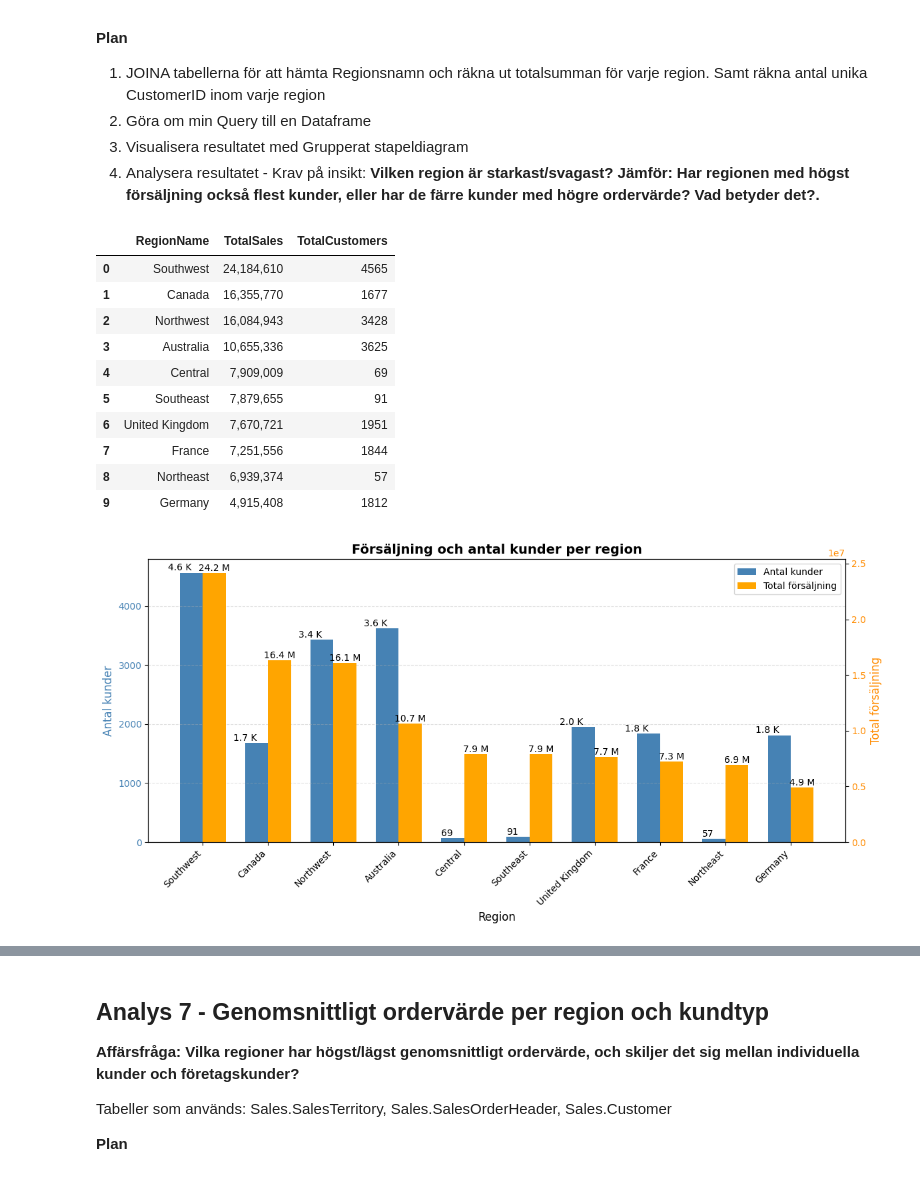
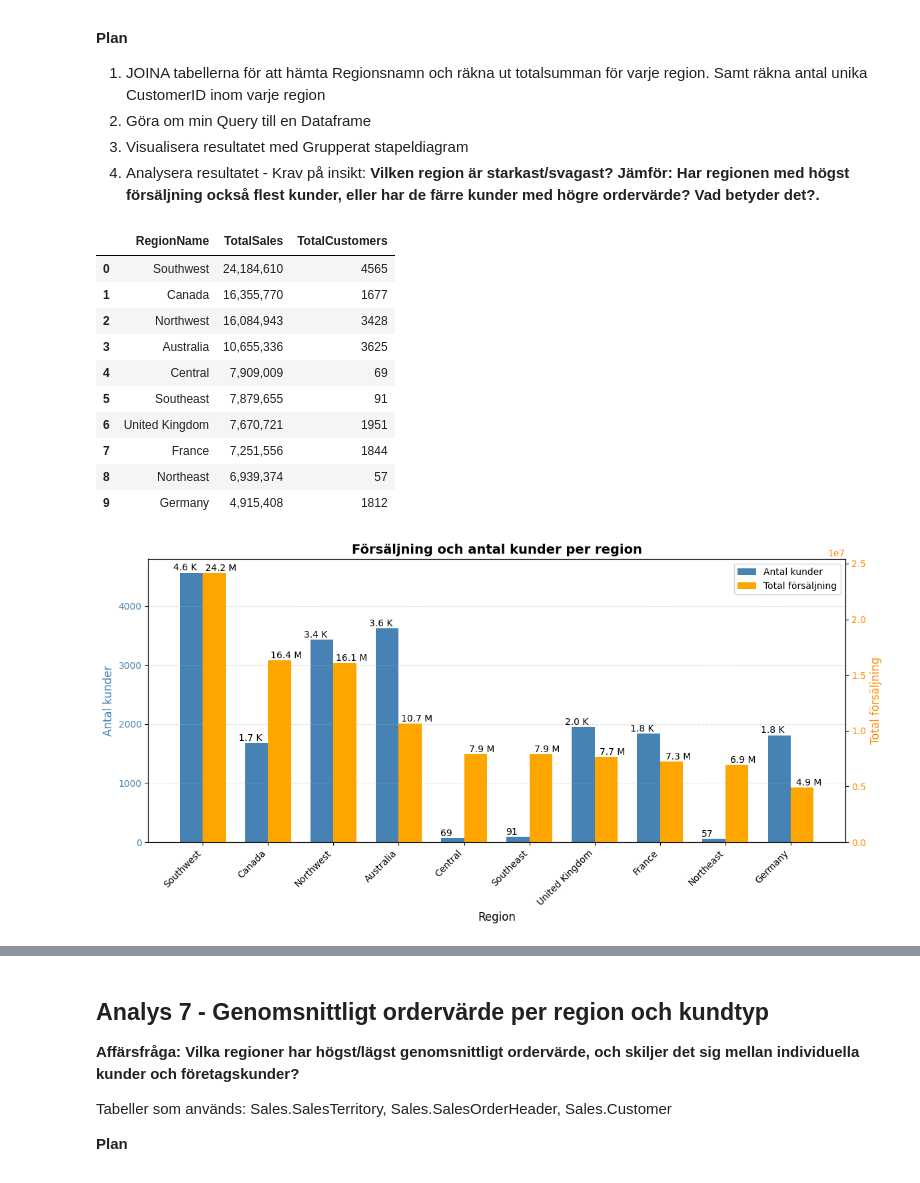
Before and after one commit to Shara-Hysen/adventureworks-sales-analysis-assignment, a Jupyter notebook: analysis.ipynb, the cells around one changed output, grey strips where cells are left out. Drawn from its saved outputs; the diff is of its cells as text; code cells hidden in the pictures.

```diff
--- a/analysis.ipynb
+++ b/analysis.ipynb
@@ -477,15 +440,12 @@ ORDER BY TotalSales DESC
 """
 
 df_vis6 = query_df(query_vis6)
+display(df_vis6.style.format({'TotalSales': '{:,.0f}'}))
 
-df_vis6_display = df_vis6.copy()
-df_vis6_display['TotalSales'] = df_vis6_display['TotalSales'].round(0).astype(int).map('{:,.0f}'.format)
-display(df_vis6_display)
-
-# Data
-regions = df_vis6['RegionName']
-customers = df_vis6['TotalCustomers']
-sales = df_vis6['TotalSales']
+# Data för diagrammet
+regions = df_vis6['RegionName']         # x-axeln
+customers = df_vis6['TotalCustomers']   # Stapel 1 "antal kunder"
+sales = df_vis6['TotalSales']           # Stapel 2 "total försäljning"
 
 # Positioner för grupperade staplar
 x = np.arange(len(regions))
@@ -494,7 +454,7 @@ width = 0.35
 # Skapa diagram med två y-axlar (olika skalor)
 fig, ax1 = plt.subplots(figsize=(12,6))
 
-# Stapel - Antal kunder (vänster axel)
+# Stapel 1 - Antal kunder (vänster y-axel)
 bar_customer = ax1.bar(x - width/2, customers, width, label='Antal kunder', color='steelblue')
 ax1.set_xlabel('Region', fontsize=12)
 ax1.set_ylabel('Antal kunder', color='steelblue', fontsize=12)
@@ -503,37 +463,38 @@ ax1.set_xticks(x)
 ax1.set_xticklabels(regions, rotation=45, ha='right')
 ax1.grid(axis='y', linestyle='--', alpha=0.4)
 
-# Stapel för total försäljning (höger axel)
+# Stapel 2 - Total försäljning (höger y-axel)
 ax2 = ax1.twinx()
 bar_sales = ax2.bar(x + width/2, sales, width, label='Total försäljning', color='orange')
 ax2.set_ylabel('Total försäljning', color='darkorange', fontsize=12)
 ax2.tick_params(axis='y', labelcolor='darkorange')
 
-autolabel_bars(ax1, bar_customer, orientation='vertical', offset=1, ha='right')
-autolabel_bars(ax2, bar_sales, orientation='vertical', offset=1)
+# Lägger värdeetiketter över staplarna
+autolabel_bars(ax1, bar_customer, orientation='vertical', x_offset=-0.1)
+autolabel_bars(ax2, bar_sales, orientation='vertical', x_offset=0.1)
 
 # Legend – kombinerar båda axlarna
 lines1, labels1 = ax1.get_legend_handles_labels()
 lines2, labels2 = ax2.get_legend_handles_labels()
 ax1.legend(lines1 + lines2, labels1 + labels2, loc='upper right')
 
 
 plt.title('Försäljning och antal kunder per region', fontsize=14, fontweight='bold')
 plt.tight_layout()
 plt.show()
 # %% [output]
 |  | RegionName | TotalSales | TotalCustomers |
 | 0 | Southwest | 24,184,610 | 4565 |
 | 1 | Canada | 16,355,770 | 1677 |
 | 2 | Northwest | 16,084,943 | 3428 |
 | 3 | Australia | 10,655,336 | 3625 |
 | 4 | Central | 7,909,009 | 69 |
 | 5 | Southeast | 7,879,655 | 91 |
 | 6 | United Kingdom | 7,670,721 | 1951 |
 | 7 | France | 7,251,556 | 1844 |
 | 8 | Northeast | 6,939,374 | 57 |
 | 9 | Germany | 4,915,408 | 1812 |
-[figure, old version]
+[figure, new version]
 # %% [markdown]
 ### Insikter - Försäljning och antal kunder per region
 
```
Also changed, not shown: parts of 7 cells of this notebook, 1 other file.
